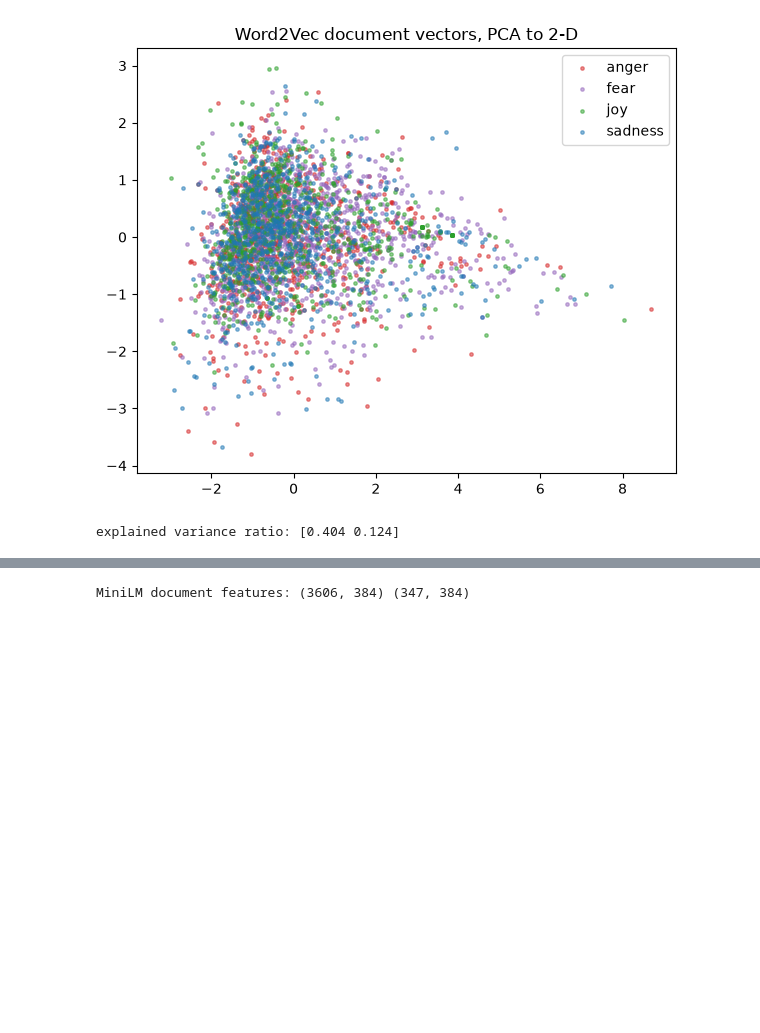
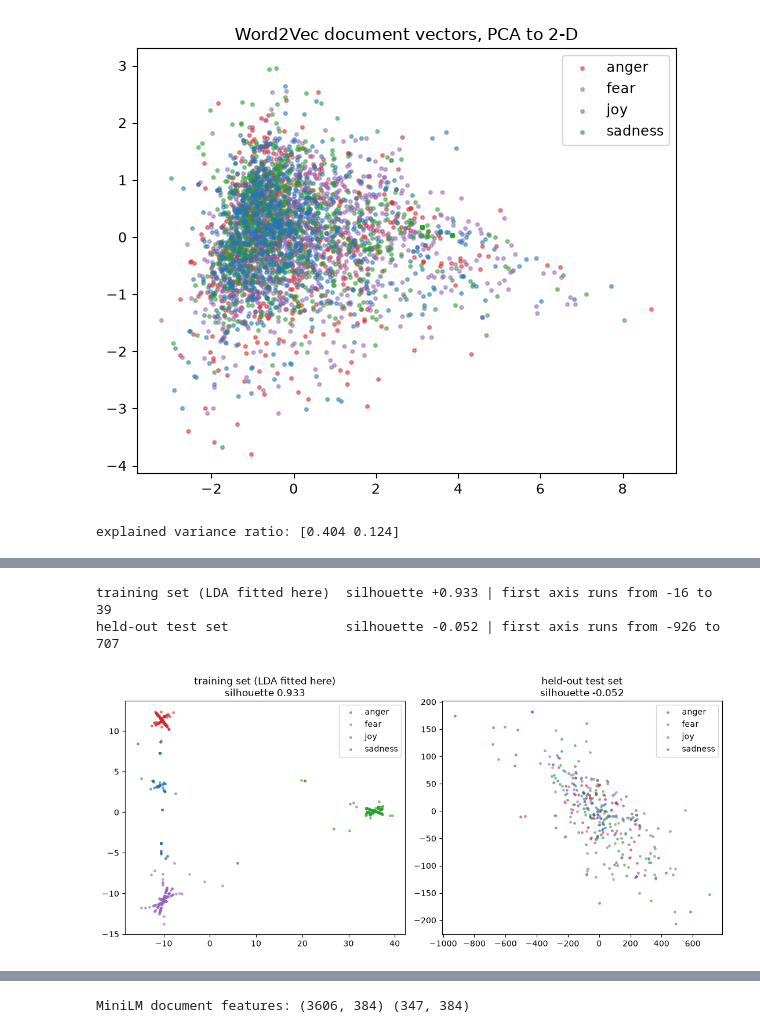
Before and after one commit to lujen113271623-hash/DM2026-Lab2-Exercise, a Jupyter notebook: DM2026-Lab2-Master.ipynb, the cells around one changed output, grey strips where cells are left out. Cells and saved outputs as stored; diff of their text form; code cells hidden in the pictures; blank space fills up the shorter version.

```diff
--- a/DM2026-Lab2-Master.ipynb
+++ b/DM2026-Lab2-Master.ipynb
@@ -420,14 +792,20 @@ A 100-dimensional space cannot be inspected directly; PCA projects it to two dim
 # %%
 from sklearn.decomposition import PCA
 
-coords = PCA(n_components=2, random_state=SEED).fit_transform(X_train_w2v)
+# Squeeze the 100 Word2Vec dimensions down to the 2 that carry the most variation.
+pca = PCA(n_components=2, random_state=SEED).fit(X_train_w2v)
+coords = pca.transform(X_train_w2v)
+
+# One colour per emotion, drawn on those 2 coordinates.
 fig, ax = plt.subplots(figsize=(6, 5))
 for emotion, color in zip(LABELS, ["tab:red", "tab:purple", "tab:green", "tab:blue"]):
     mask = (train_df["emotion"] == emotion).to_numpy()
     ax.scatter(coords[mask, 0], coords[mask, 1], s=6, alpha=0.5, label=emotion, color=color)
 ax.legend(); ax.set_title("Word2Vec document vectors, PCA to 2-D")
 plt.tight_layout(); plt.show()
-print("explained variance ratio:", PCA(n_components=2, random_state=SEED).fit(X_train_w2v).explained_variance_ratio_.round(3))
+
+# How much of the original variation survived the squeeze?
+print("explained variance ratio:", pca.explained_variance_ratio_.round(3))
 # %% [output]
 [figure]
 explained variance ratio: [0.404 0.124]
@@ -433,0 +821,33 @@ explained variance ratio: [0.404 0.124]
+# %%
+from sklearn.discriminant_analysis import LinearDiscriminantAnalysis
+from sklearn.metrics import silhouette_score
+
+labels_train = train_df["emotion"].to_numpy()
+labels_test = test_df["emotion"].to_numpy()
+
+# LDA is handed the labels while it fits. It needs a dense matrix, which is only
+# practical because this one is small. The fit takes about half a minute.
+dense_train, dense_test = X_train_tfidf.toarray(), X_test_tfidf.toarray()
+lda = LinearDiscriminantAnalysis(n_components=2).fit(dense_train, labels_train)
+
+# The same fitted LDA projects both splits: the tweets it learned from, and tweets
+# it has never seen.
+panels = {"training set (LDA fitted here)": (lda.transform(dense_train), labels_train),
+          "held-out test set": (lda.transform(dense_test), labels_test)}
+
+# Silhouette scores how well the four colours separate: 1.0 is four tight groups,
+# 0.0 is no structure, below 0 means points sit nearer another colour than their own.
+fig, axes = plt.subplots(1, 2, figsize=(11, 5))
+for ax, (title, (xy, lab)) in zip(axes, panels.items()):
+    for emotion, color in zip(LABELS, ["tab:red", "tab:purple", "tab:green", "tab:blue"]):
+        mask = lab == emotion
+        ax.scatter(xy[mask, 0], xy[mask, 1], s=6, alpha=0.5, label=emotion, color=color)
+    score = silhouette_score(xy, lab)
+    ax.set_title(f"{title}\nsilhouette {score:.3f}"); ax.legend()
+    print(f"{title:31s} silhouette {score:+.3f} | "
+          f"first axis runs from {xy[:, 0].min():.0f} to {xy[:, 0].max():.0f}")
+plt.tight_layout(); plt.show()
+# %% [output]
+training set (LDA fitted here)  silhouette +0.933 | first axis runs from -16 to 39
+held-out test set               silhouette -0.052 | first axis runs from -926 to 707
+[figure, added]
```
Also changed, not shown: parts of 131 cells of this notebook.
